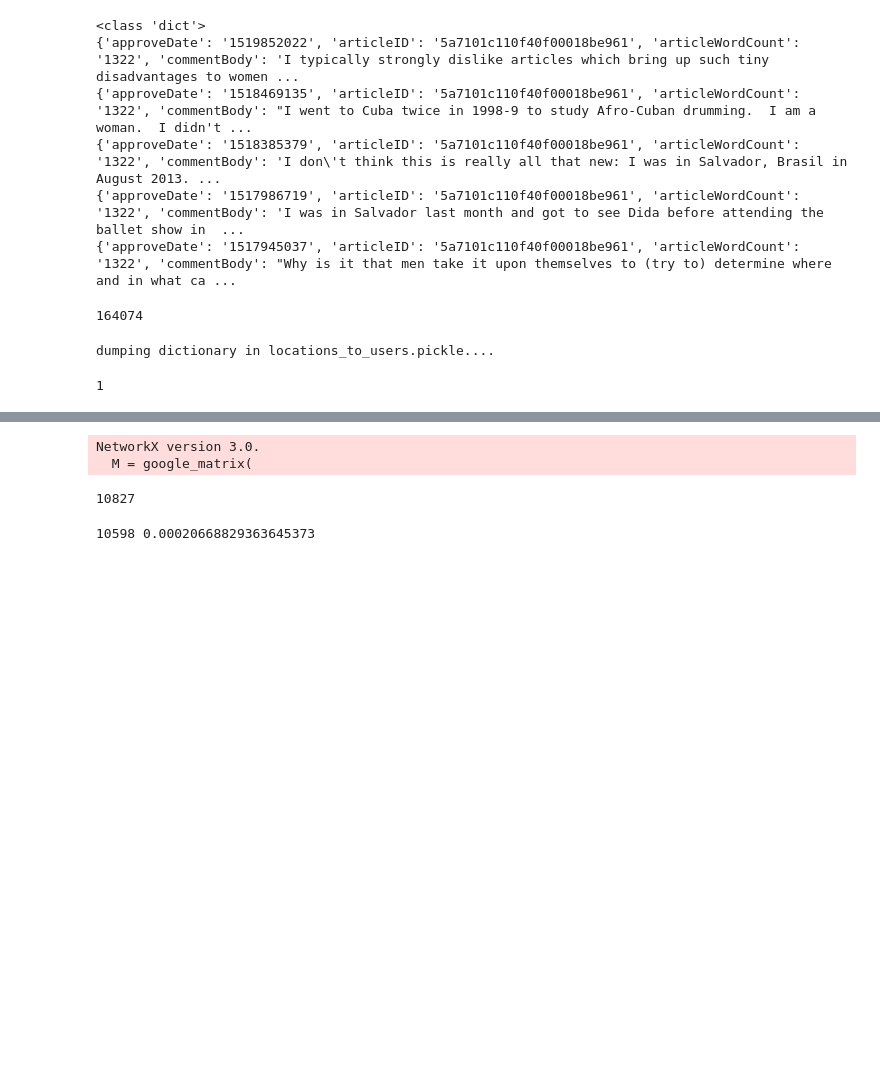
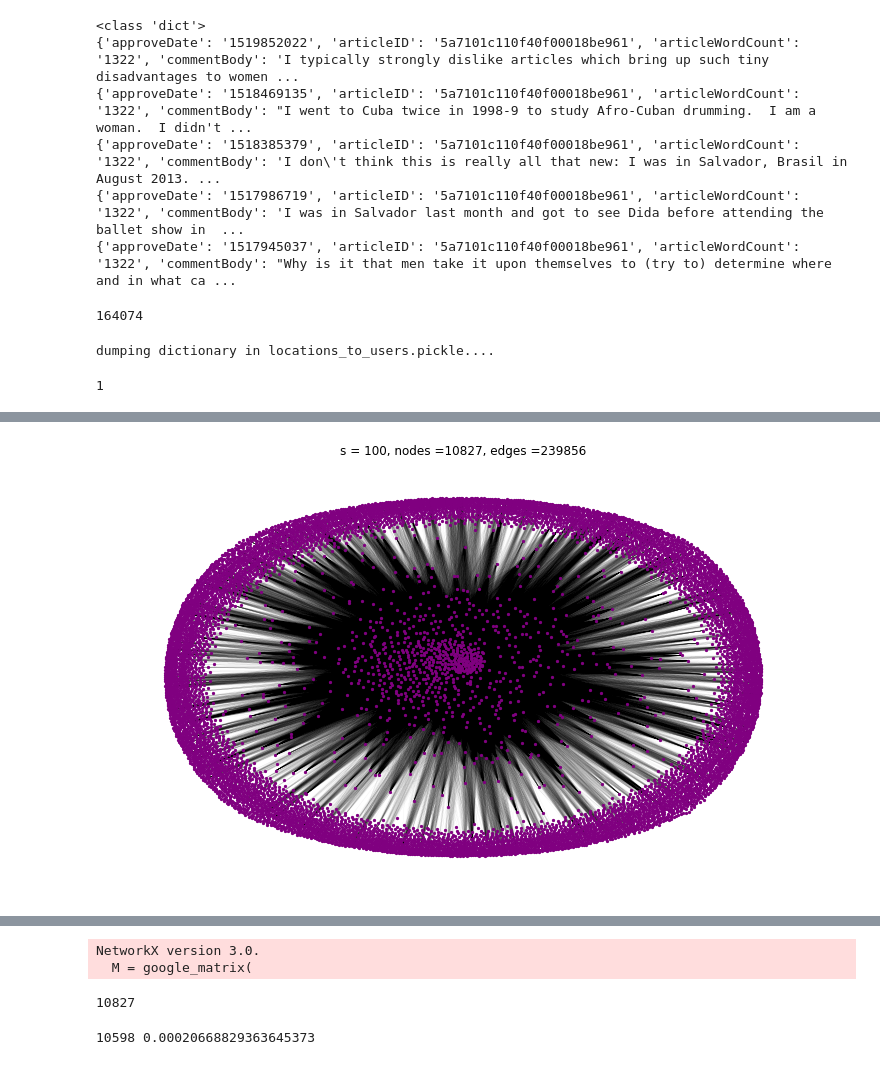
Before and after one commit to ahsun-tariq/591-newyork-times, a Jupyter notebook: project.ipynb, the cells around one changed output, grey strips where cells are left out. Saved outputs shown, nothing was run; the diff lists cells and outputs as text; code cells hidden in the pictures; blank space fills up the shorter version.

```diff
--- a/project.ipynb
+++ b/project.ipynb
@@ -615,0 +628,5 @@ linegraph = H.get_linegraph(1, edges=True, use_nwhy=True)
+# %%
+linegraph_s100 = H.get_linegraph(100, edges=True, use_nwhy=True)
+plotGraph(linegraph_s100,100)
+# %% [output]
+[figure, added]
```
Also changed, not shown: parts of 40 cells of this notebook, 13 other files.
